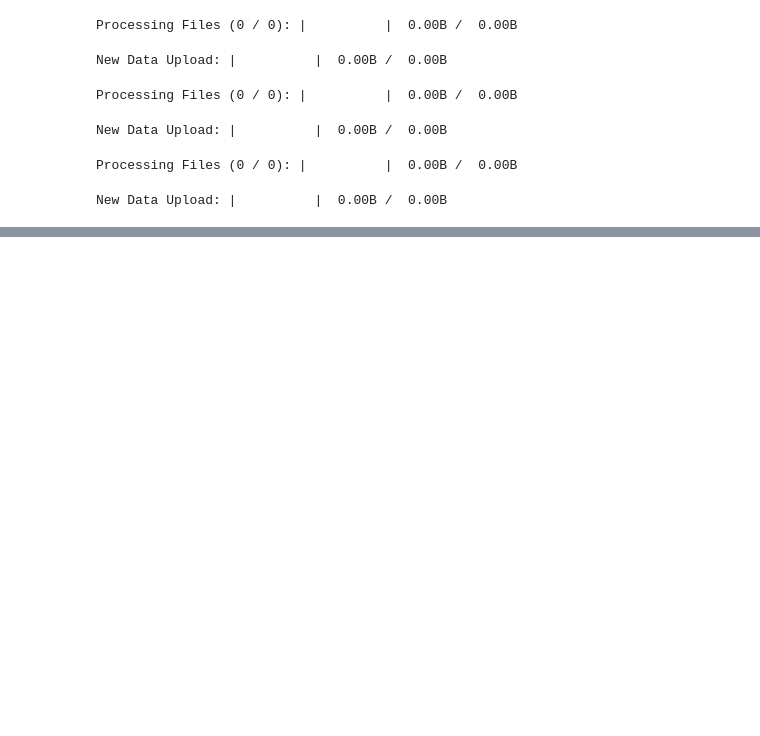
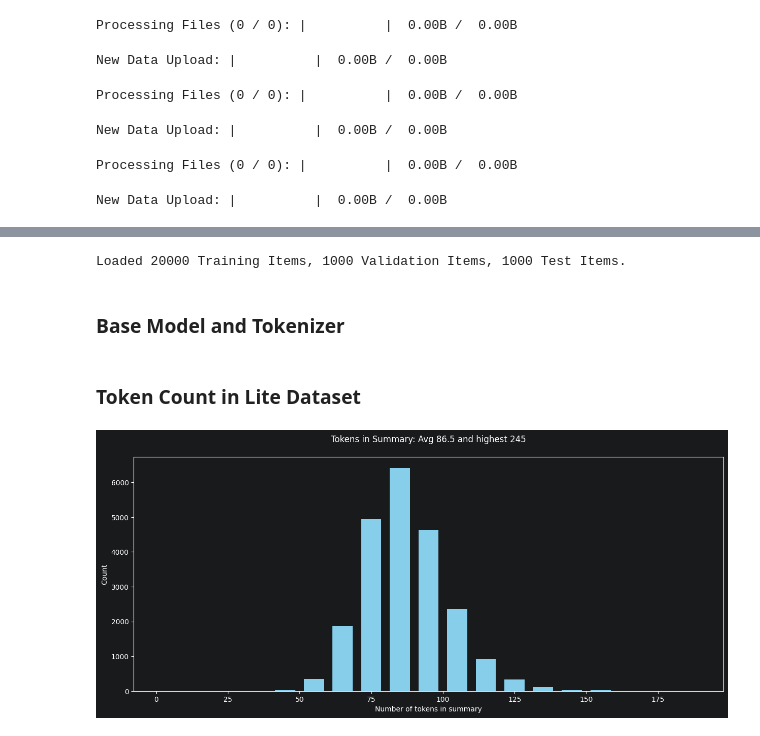
Before and after one commit to Shailya777/Applied-LLM-Engineering, a Jupyter notebook: 07_Fine_Tuning_Open_Source_Models/03_Dataset_Prep_for_Fine-Tuning.ipynb, the cells around one changed output, grey strips where cells are left out. Drawn from its saved outputs; the diff is of its cells as text; code cells hidden in the pictures; blank space fills up the shorter version.

Commit message:
Loading in lite version of dataset and counting tokens.

```diff
--- a/07_Fine_Tuning_Open_Source_Models/03_Dataset_Prep_for_Fine-Tuning.ipynb
+++ b/07_Fine_Tuning_Open_Source_Models/03_Dataset_Prep_for_Fine-Tuning.ipynb
@@ -134,0 +143,28 @@ New Data Upload: |          |  0.00B /  0.00B
+# %%
+# Loading Lite Version of Dataset from Hugging Face:
+dataset_full = 'ed-donner/items_lite'
+
+train, val, test = Item.from_hub(dataset_name= dataset_full)
+items = train + val + test
+print(f'Loaded {len(train)} Training Items, {len(val)} Validation Items, {len(test)} Test Items.')
+# %% [output]
+Loaded 20000 Training Items, 1000 Validation Items, 1000 Test Items.
+# %% [markdown]
+### Base Model and Tokenizer
+# %%
+BASE_MODEL = 'meta-llama/Llama-3.2-3B'
+tokenizer = AutoTokenizer.from_pretrained(BASE_MODEL)
+# %% [markdown]
+### Token Count in Lite Dataset
+# %%
+token_counts = [item.count_tokens(tokenizer) for item in tqdm(items)]
+# %%
+# Plotting Distribution for Number of Tokens:
+plt.figure(figsize= (15, 6))
+plt.title(f"Tokens in Summary: Avg {sum(token_counts)/len(token_counts):,.1f} and highest {max(token_counts):,}\n")
+plt.xlabel('Number of tokens in summary')
+plt.ylabel('Count')
+plt.hist(token_counts, rwidth= 0.7, color= "skyblue", bins= range(0, 200, 10))
+plt.show()
+# %% [output]
+[figure, added]
```
Also changed, not shown: parts of 8 cells of this notebook.
